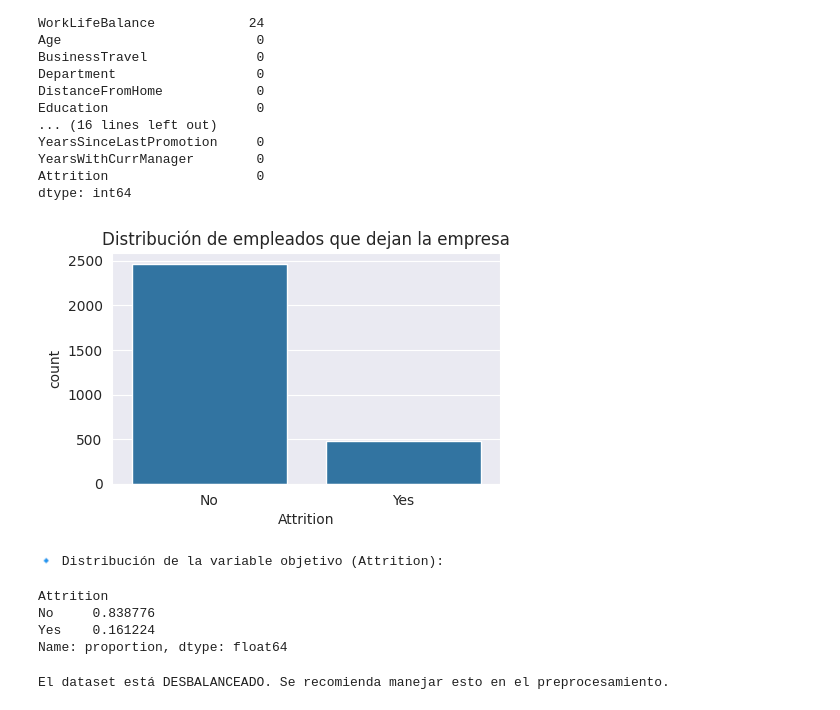
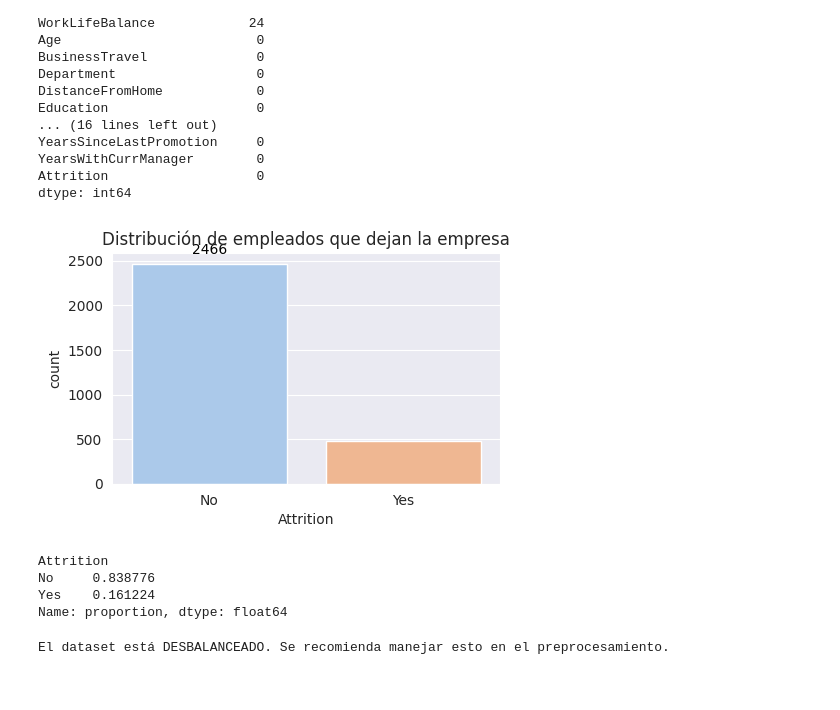
Before and after one commit to 100451061/proyecto_aprendizaje_automatico, a Jupyter notebook: notebooks/eda.ipynb, the cells around one changed output. Saved outputs shown, nothing was run; the diff lists cells and outputs as text; code cells hidden in the pictures.

```diff
--- a/notebooks/eda.ipynb
+++ b/notebooks/eda.ipynb
@@ -37,27 +37,30 @@ YearsWithCurrManager        0
 Attrition                   0
 dtype: int64
 # %%
-# Gráfico de barras que muestra la distribución de los empleados que dejan la empresa
 import seaborn as sns
 import matplotlib.pyplot as plt
 
 plt.figure(figsize=(5, 3))
-sns.countplot(x=df["Attrition"])
+ax = sns.countplot(x=df["Attrition"], hue=df["Attrition"], palette="pastel", legend=False)
+
+# Agregar etiquetas en las barras automáticamente
+ax.bar_label(ax.containers[0], fmt='%d', fontsize=10, padding=5, color='black')
+
 plt.title("Distribución de empleados que dejan la empresa")
 plt.show()
 # %% [output]
-[figure, old version]
+[figure, new version]
 # %%
 # Verificar si el dataset está desbalanceado
 attrition_counts = df["Attrition"].value_counts(normalize=True)
-print("\n🔹 Distribución de la variable objetivo (Attrition):")
-attrition_counts
-# %% [output]
-🔹 Distribución de la variable objetivo (Attrition):
-Attrition
-No     0.838776
-Yes    0.161224
-Name: proportion, dtype: float64
+# %%
+# Distribución de la variable objetivo (Attrition)
+attrition_counts
+# %% [output]
+Attrition
+No     0.838776
+Yes    0.161224
+Name: proportion, dtype: float64
 # %%
 if attrition_counts.min() < 0.3:
     print("El dataset está DESBALANCEADO. Se recomienda manejar esto en el preprocesamiento.")
```
Also changed, not shown: parts of 5 cells of this notebook, 2 other files.
